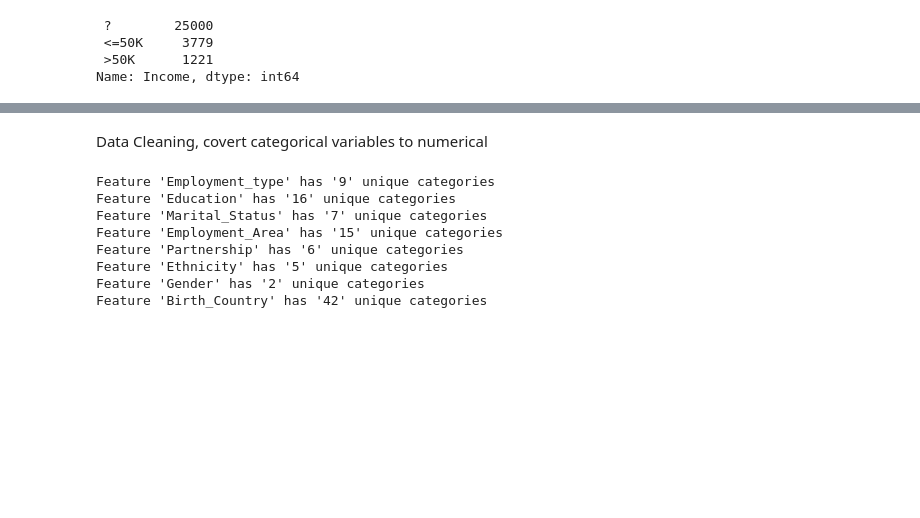
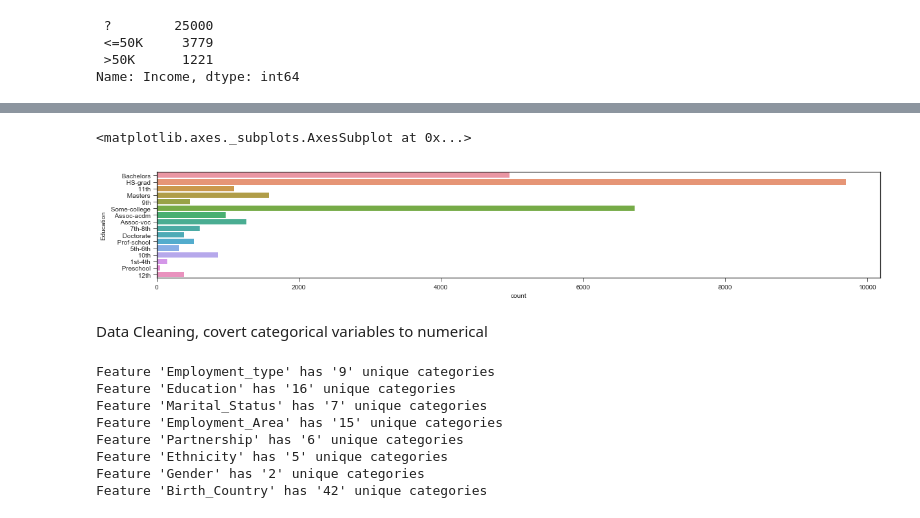
Before and after one commit to sefeoglu/AdultsDataSetUCI, a Jupyter notebook: Project_Assignment.ipynb, the cells around one changed output, grey strips where cells are left out. Drawn from its saved outputs; the diff is of its cells as text; code cells hidden in the pictures; blank space fills up the shorter version.

```diff
--- a/Project_Assignment.ipynb
+++ b/Project_Assignment.ipynb
@@ -66,3 +107,10 @@ y = data_einkommen_df_with_income.Income
+# %%
+fig = plt.figure(figsize=(20,3))
+plt.style.use('seaborn-ticks')
+sns.countplot(y="Education", data=X)
+# %% [output]
+<matplotlib.axes._subplots.AxesSubplot at 0x...>
+[figure, added]
 # %% [markdown]
 Data Cleaning, covert categorical variables to numerical
 # %%
```
Also changed, not shown: parts of 17 cells of this notebook.
